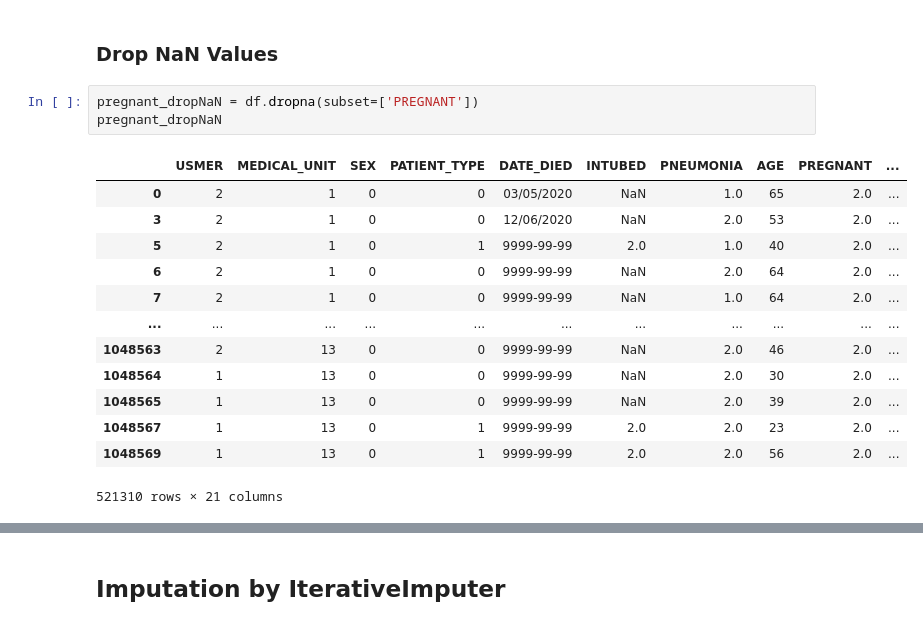
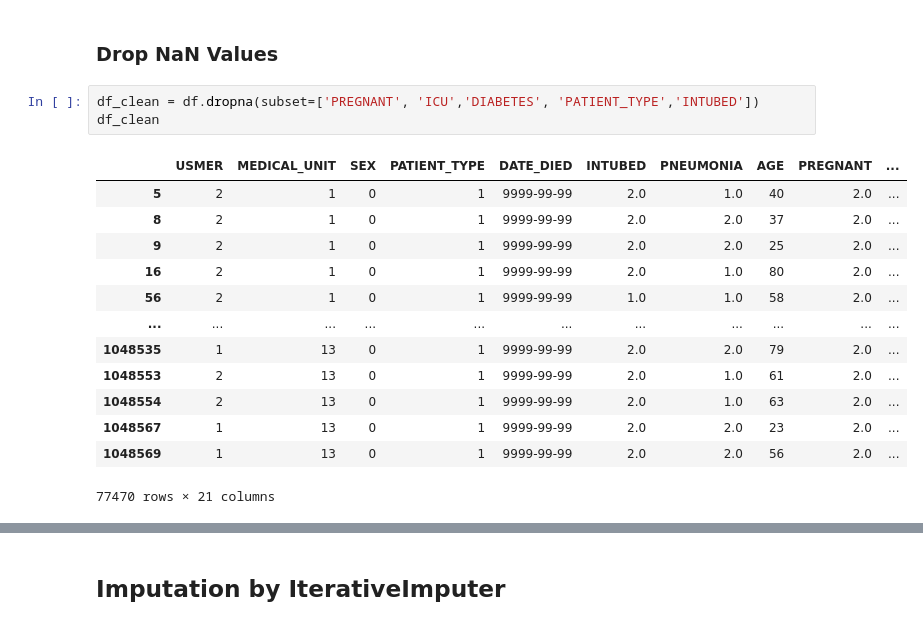
Before and after one commit to LucasSilva194/AI_Project, a Jupyter notebook: Projeto.ipynb, the cells around one changed output, grey strips where cells are left out. Drawn from its saved outputs; the diff is of its cells as text.

```diff
--- a/Projeto.ipynb
+++ b/Projeto.ipynb
@@ -260,19 +264,19 @@ array([0, 1])
 # %% [markdown]
 ### Drop NaN Values
 # %%
-pregnant_dropNaN = df.dropna(subset=['PREGNANT'])
-pregnant_dropNaN
+df_clean = df.dropna(subset=['PREGNANT', 'ICU','DIABETES', 'PATIENT_TYPE','INTUBED'])
+df_clean
 # %% [output]
 |  | USMER | MEDICAL_UNIT | SEX | PATIENT_TYPE | DATE_DIED | INTUBED | PNEUMONIA | AGE | PREGNANT | ... |
-| 0 | 2 | 1 | 0 | 0 | 03/05/2020 | NaN | 1.0 | 65 | 2.0 | ... |
-| 3 | 2 | 1 | 0 | 0 | 12/06/2020 | NaN | 2.0 | 53 | 2.0 | ... |
 | 5 | 2 | 1 | 0 | 1 | 9999-99-99 | 2.0 | 1.0 | 40 | 2.0 | ... |
-| 6 | 2 | 1 | 0 | 0 | 9999-99-99 | NaN | 2.0 | 64 | 2.0 | ... |
-| 7 | 2 | 1 | 0 | 0 | 9999-99-99 | NaN | 1.0 | 64 | 2.0 | ... |
+| 8 | 2 | 1 | 0 | 1 | 9999-99-99 | 2.0 | 2.0 | 37 | 2.0 | ... |
+| 9 | 2 | 1 | 0 | 1 | 9999-99-99 | 2.0 | 2.0 | 25 | 2.0 | ... |
+| 16 | 2 | 1 | 0 | 1 | 9999-99-99 | 2.0 | 1.0 | 80 | 2.0 | ... |
+| 56 | 2 | 1 | 0 | 1 | 9999-99-99 | 1.0 | 1.0 | 58 | 2.0 | ... |
 | ... | ... | ... | ... | ... | ... | ... | ... | ... | ... | ... |
-| 1048563 | 2 | 13 | 0 | 0 | 9999-99-99 | NaN | 2.0 | 46 | 2.0 | ... |
-| 1048564 | 1 | 13 | 0 | 0 | 9999-99-99 | NaN | 2.0 | 30 | 2.0 | ... |
-| 1048565 | 1 | 13 | 0 | 0 | 9999-99-99 | NaN | 2.0 | 39 | 2.0 | ... |
+| 1048535 | 1 | 13 | 0 | 1 | 9999-99-99 | 2.0 | 2.0 | 79 | 2.0 | ... |
+| 1048553 | 2 | 13 | 0 | 1 | 9999-99-99 | 2.0 | 1.0 | 61 | 2.0 | ... |
+| 1048554 | 2 | 13 | 0 | 1 | 9999-99-99 | 2.0 | 1.0 | 63 | 2.0 | ... |
 | 1048567 | 1 | 13 | 0 | 1 | 9999-99-99 | 2.0 | 2.0 | 23 | 2.0 | ... |
 | 1048569 | 1 | 13 | 0 | 1 | 9999-99-99 | 2.0 | 2.0 | 56 | 2.0 | ... |
-521310 rows × 21 columns
+77470 rows × 21 columns
```
Also changed, not shown: parts of 48 cells of this notebook, 1 other file.
